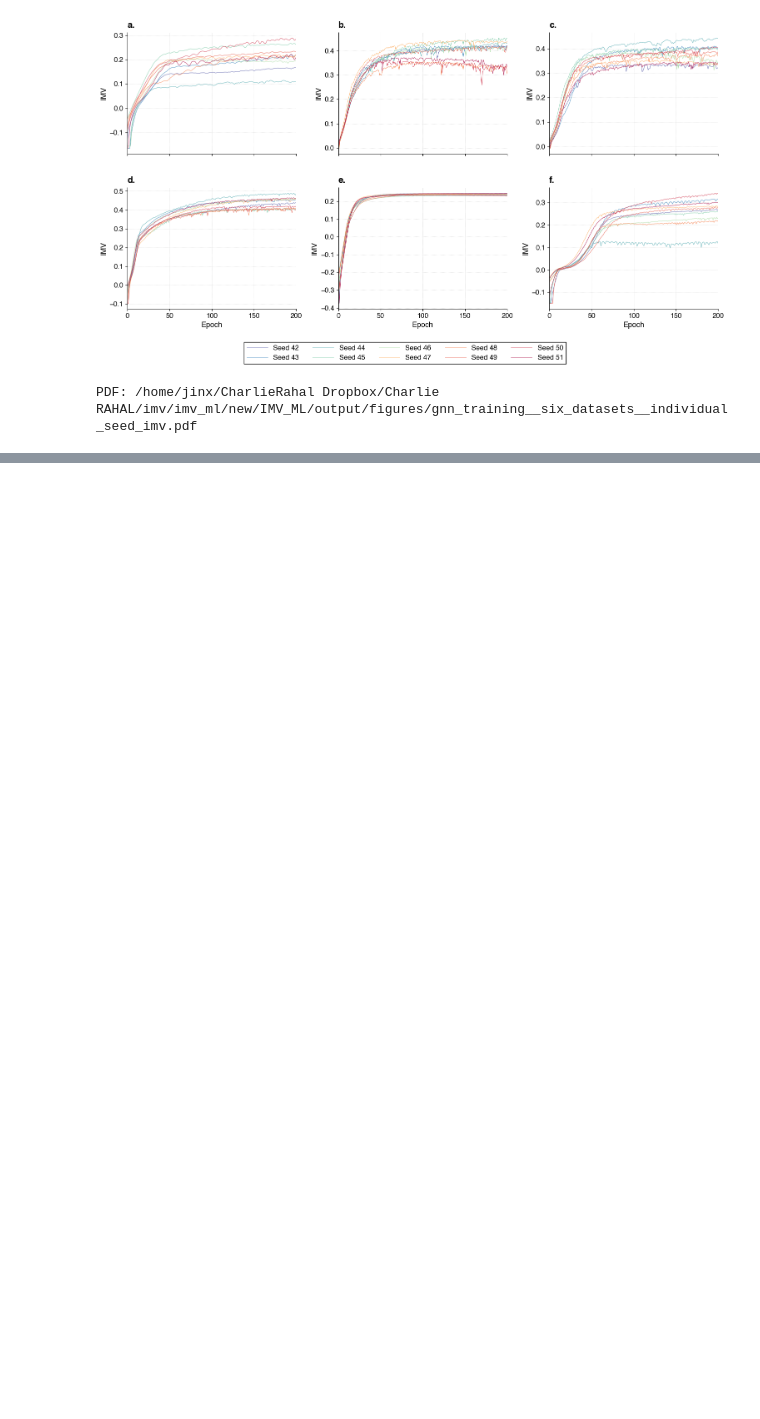
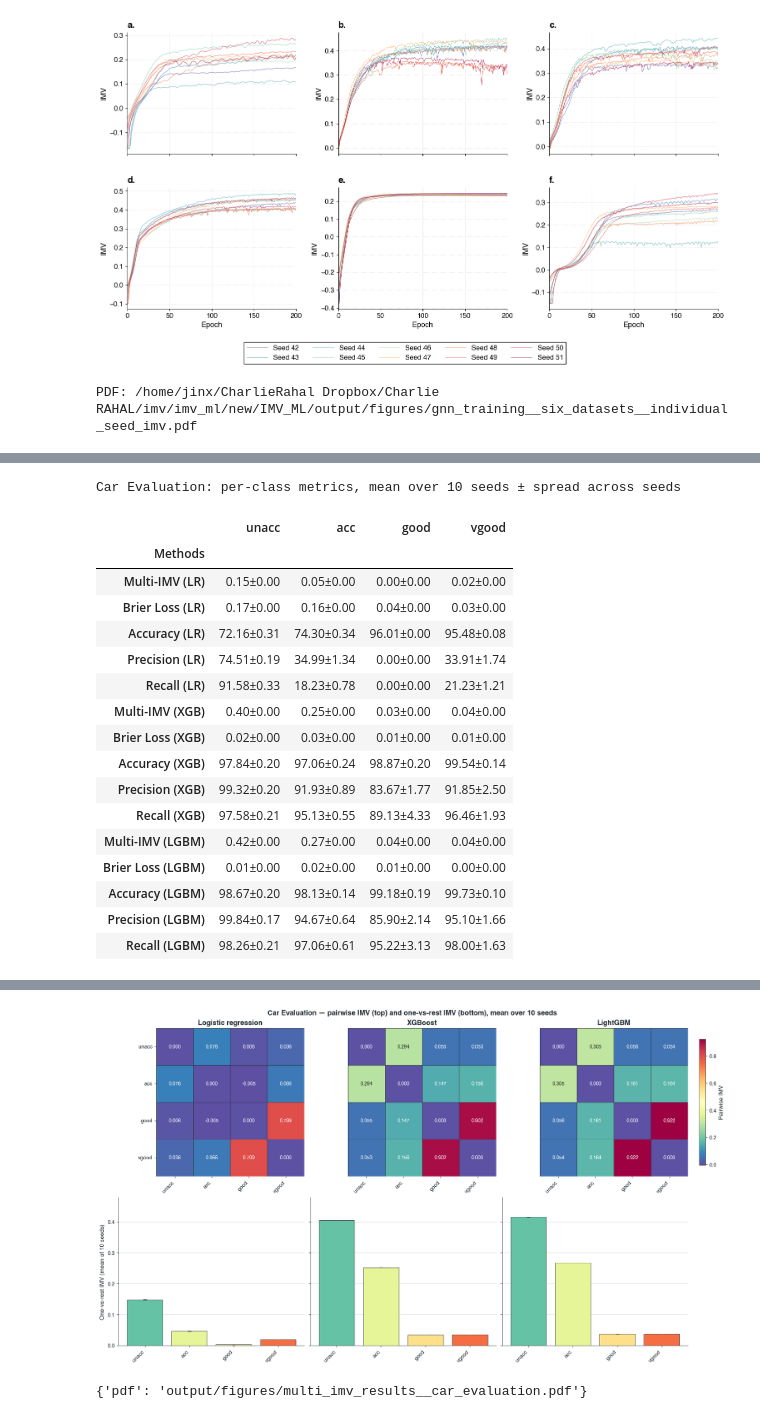
Before and after one commit to intermodelvigorish/IMV_ML, a Jupyter notebook: src/empirical/plotter/plotter.ipynb, the cells around one changed output, grey strips where cells are left out. Drawn from its saved outputs; the diff is of its cells as text; code cells hidden in the pictures; blank space fills up the shorter version.

```diff
--- a/src/plotter/plotter.ipynb
+++ b/src/empirical/plotter/plotter.ipynb
@@ -45,7 +68,7 @@ The baseline follows the paper even for an imbalanced task; it is not a prevalen
 
 The loader requires all ten seeds and every variant/pair, rejects duplicate or non-finite results, and cross-checks pairwise IMVs against the likelihood diagnostics through `imvpy`. Incomplete or inconsistent source files fail with an actionable error.
 # %%
-results = [load_ablation_results(example, ARTIFACT_ROOT) for example in ABLATION_EXAMPLES]
+ablation_results = [load_ablation_results(example, ARTIFACT_ROOT) for example in ABLATION_EXAMPLES]
 pd.DataFrame([
     {
         'example': result.example.title,
@@ -54,7 +77,7 @@ pd.DataFrame([
         'variants': len(result.example.variants),
         'result_files': ', '.join(path.name for path in result.source_paths),
     }
-    for result in results
+    for result in ablation_results
 ])
 # %% [output]
 |  | example | source_notebook | seeds | variants | result_files |
@@ -86,7 +109,7 @@ bar_summary.rename(columns={'mean': 'mean_imv_vs_null', 'std': 'seed_sd', 'count
 |  | NoMoments | 0.815057 | 0.005401 | 10 |
 |  | NoOrientation | 0.701259 | 0.010048 | 10 |
 # %%
-fig, axes = plot_ablation_overview(results)
+fig, axes = plot_ablation_overview(ablation_results)
 paths = save_publication_figure(fig, FIGURES / FIGURE_NAME)
 plt.show()
 plt.close(fig)
@@ -212,0 +244,19 @@ PDF: /home/jinx/CharlieRahal Dropbox/Charlie RAHAL/imv/imv_ml/new/IMV_ML/output/
+# %%
+MULTI_OUTPUT = PROJECT_ROOT / "output" / "examples" / "multi_imv"
+MULTI_OUTPUT.mkdir(parents=True, exist_ok=True)
+
+MODEL_NAMES = ("logistic_regression", "xgboost", "lightgbm")
+MODEL_LABELS = {"logistic_regression": "Logistic regression",
+                "xgboost": "XGBoost", "lightgbm": "LightGBM"}
+EXAMPLES = {"car_evaluation": "Car Evaluation", "dry_bean": "Dry Bean",
+            "nursery": "Nursery"}
+GLOBAL_LABELS = {"f1_weighted": "F1 Score", "roc_auc_ovr_weighted": "AUC-ROC",
+                 "log_loss": "Log Loss", "hamming_loss": "Hamming Loss",
+                 "cohens_kappa": "Cohen's Kappa", "jaccard_weighted": "Jaccard"}
+# Rates keep the percentage reading the example notebooks give them; IMV, Brier
+# loss and log loss stay on their own scale.
+PERCENT_METRICS = {"f1_weighted", "roc_auc_ovr_weighted", "cohens_kappa",
+                   "jaccard_weighted"}
+
+print(f"Multiclass tables: {relative_path(MULTI_OUTPUT)}/")
+print(f"Style: {shared_style.PALETTE}, {shared_style.FONT_FAMILY[0]}")
@@ -212,0 +464,21 @@ PDF: /home/jinx/CharlieRahal Dropbox/Charlie RAHAL/imv/imv_ml/new/IMV_ML/output/
+# %%
+show_example("car_evaluation")
+# %% [output]
+Car Evaluation: per-class metrics, mean over 10 seeds ± spread across seeds
+|  | unacc | acc | good | vgood |
+| Methods |  |  |  |  |
+| Multi-IMV (LR) | 0.15±0.00 | 0.05±0.00 | 0.00±0.00 | 0.02±0.00 |
+| Brier Loss (LR) | 0.17±0.00 | 0.16±0.00 | 0.04±0.00 | 0.03±0.00 |
+| Accuracy (LR) | 72.16±0.31 | 74.30±0.34 | 96.01±0.00 | 95.48±0.08 |
+| Precision (LR) | 74.51±0.19 | 34.99±1.34 | 0.00±0.00 | 33.91±1.74 |
+| Recall (LR) | 91.58±0.33 | 18.23±0.78 | 0.00±0.00 | 21.23±1.21 |
+| Multi-IMV (XGB) | 0.40±0.00 | 0.25±0.00 | 0.03±0.00 | 0.04±0.00 |
+| Brier Loss (XGB) | 0.02±0.00 | 0.03±0.00 | 0.01±0.00 | 0.01±0.00 |
+| Accuracy (XGB) | 97.84±0.20 | 97.06±0.24 | 98.87±0.20 | 99.54±0.14 |
+| Precision (XGB) | 99.32±0.20 | 91.93±0.89 | 83.67±1.77 | 91.85±2.50 |
+| Recall (XGB) | 97.58±0.21 | 95.13±0.55 | 89.13±4.33 | 96.46±1.93 |
+| Multi-IMV (LGBM) | 0.42±0.00 | 0.27±0.00 | 0.04±0.00 | 0.04±0.00 |
+| Brier Loss (LGBM) | 0.01±0.00 | 0.02±0.00 | 0.01±0.00 | 0.00±0.00 |
+| Accuracy (LGBM) | 98.67±0.20 | 98.13±0.14 | 99.18±0.19 | 99.73±0.10 |
+| Precision (LGBM) | 99.84±0.17 | 94.67±0.64 | 85.90±2.14 | 95.10±1.66 |
+| Recall (LGBM) | 98.26±0.21 | 97.06±0.61 | 95.22±3.13 | 98.00±1.63 |
@@ -212,0 +488,2 @@ PDF: /home/jinx/CharlieRahal Dropbox/Charlie RAHAL/imv/imv_ml/new/IMV_ML/output/
+[figure, added]
+{'pdf': 'output/figures/multi_imv_results__car_evaluation.pdf'}
```
Also changed, not shown: parts of 19 cells of this notebook, 22 other files.
